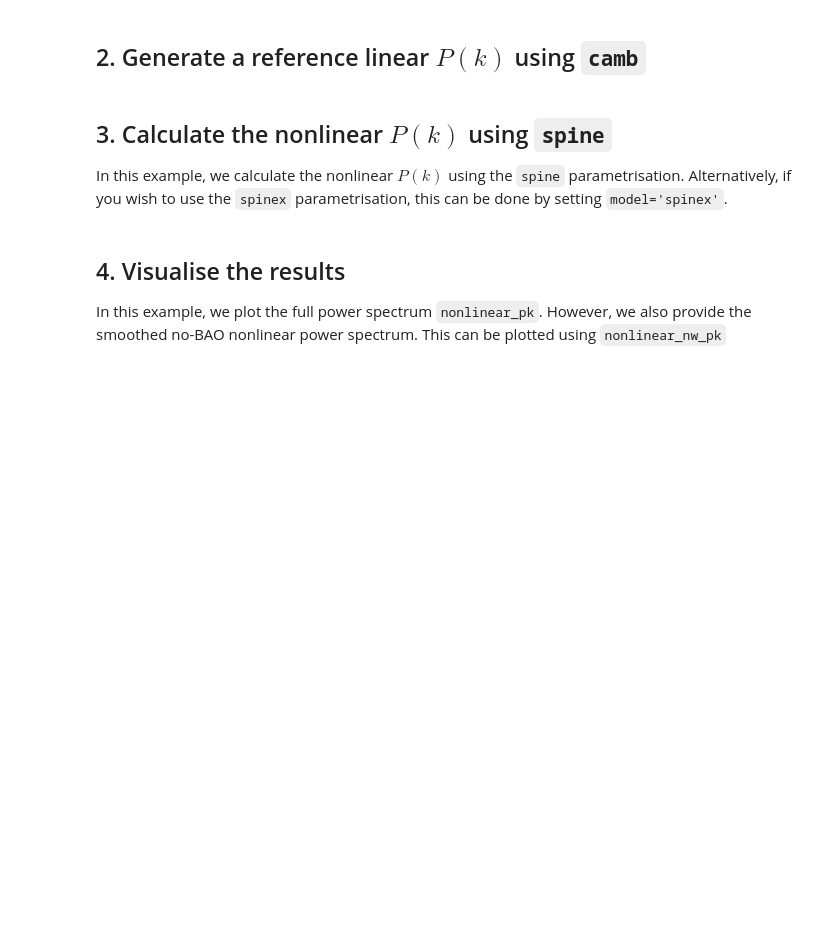
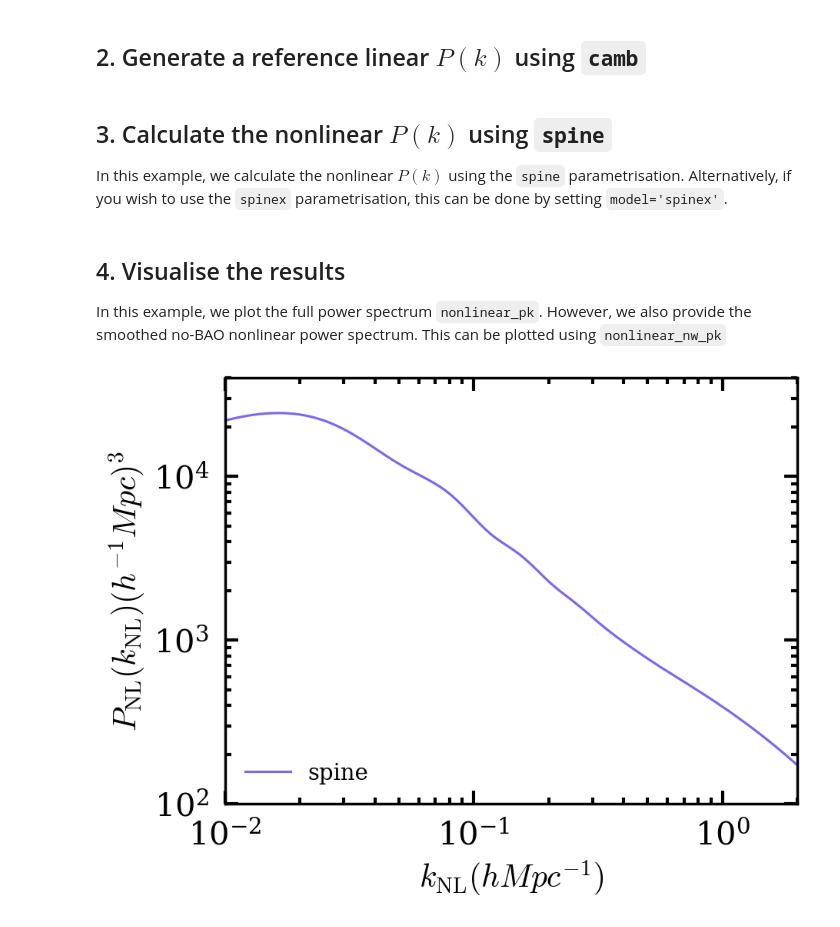
Before and after one commit to skadoosh-MC/SPINE, a Jupyter notebook: examples/spine_example.ipynb, the cells around one changed output. Saved outputs shown, nothing was run; the diff lists cells and outputs as text; code cells hidden in the pictures; blank space fills up the shorter version.

Commit message:
Added new example and mplstyle file

````diff
--- a/examples/spine_example.ipynb
+++ b/examples/spine_example.ipynb
@@ -3,10 +3,11 @@
 
 This notebook will demonstrate the basic usage of ```spine``` emulator to compute the $z=0$ nonlinear power spectrum for a given cosmology.
 # %%
-from Emulators.main import emulate_pknl
+import spine_pk
 import matplotlib.pyplot as plt
 import camb
 from camb import model, initialpower
+plt.style.use('aletheia_style.mplstyle')
 # %% [markdown]
 ## 1. Set the parameters.
 We will use the Quijote fiducial cosmology parameters as an example.
@@ -19,7 +20,7 @@ s8 = 0.834
 # %% [markdown]
 ## 2. Generate a reference linear $P(k)$ using ```camb```
 # %%
-pars = camb.set_params(H0=h*100, ombh2=omb*h**2, omch2=(omm - omb)*h**2, omk=0, w=-1, ns=ns, As=2.13e-09)
+pars = camb.set_params(H0=h*100, ombh2=omb*h**2, omch2=(omm - omb)*h**2, omk=0, w=-1, ns=ns, As=2.13e-09, DoLensing=False)
 pars.set_matter_power(redshifts=[0], kmax=2)
 results = camb.get_results(pars)
 pars.NonLinear = model.NonLinear_none
@@ -28,18 +29,21 @@ kh, z, pk_lin_camb = results.get_matter_power_spectrum(minkh=1e-2, maxkh=2)
 ## 3. Calculate the nonlinear $P(k)$ using ```spine```
 In this example, we calculate the nonlinear $P(k)$ using the ```spine``` parametrisation. Alternatively, if you wish to use the ```spinex``` parametrisation, this can be done by setting ```model='spinex'```.
 # %%
-knl, nonlinear_pk, nonlinear_nw_pk = emulate_pknl(kh, pk_lin_camb[0], h, omm, omb, ns, s8, model='spine')
+knl, nonlinear_pk, nonlinear_nw_pk = spine_pk.emulate_pknl(kh, pk_lin_camb[0], h, omm, omb, ns, s8, model='spine')
 # %% [markdown]
 ## 4. Visualise the results
 In this example, we plot the full power spectrum ```nonlinear_pk```. However, we also provide the smoothed no-BAO nonlinear power spectrum. This can be plotted using ```nonlinear_nw_pk```
 # %%
+plt.figure(dpi=150)
 plt.loglog(knl, nonlinear_pk, label='spine', color='mediumslateblue')
 
 # --------- Graph formatting -----------
 plt.legend(frameon=False, loc='lower left', prop={'size': 14})
-plt.xlabel('$k_{NL} \t (h Mpc^{-1})$', size=15)
-plt.ylabel('$P_{NL}(k_{NL}) \t (h^{-1} Mpc)^3$', size=15)
-plt.tick_params(axis='both', which='both', labelsize=12,length=4, width=1)
+plt.xlabel(r'$k_{\rm NL} (h Mpc^{-1})$')
+plt.ylabel(r'$P_{\rm NL}(k_{\rm NL}) (h^{-1} Mpc)^3$')
 plt.xlim(1e-2, 2)
 plt.ylim(1e2, 4e4)
+plt.savefig('spine_pk.jpeg', dpi=500, bbox_inches='tight')
 plt.show()
+# %% [output]
+[figure, added]
````
Also changed, not shown: 1 other file.
